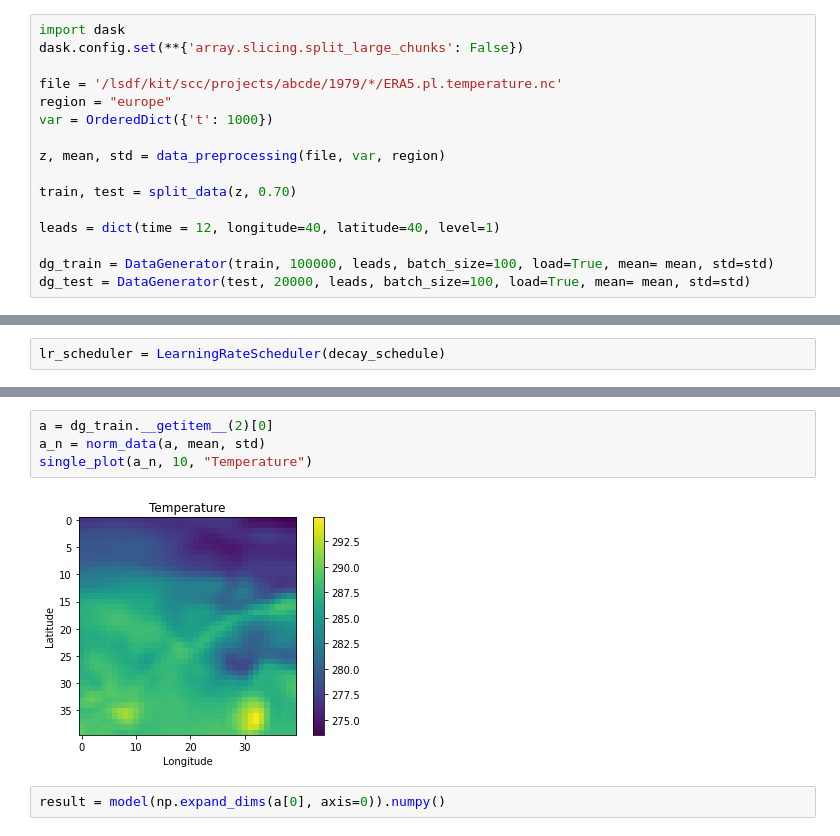
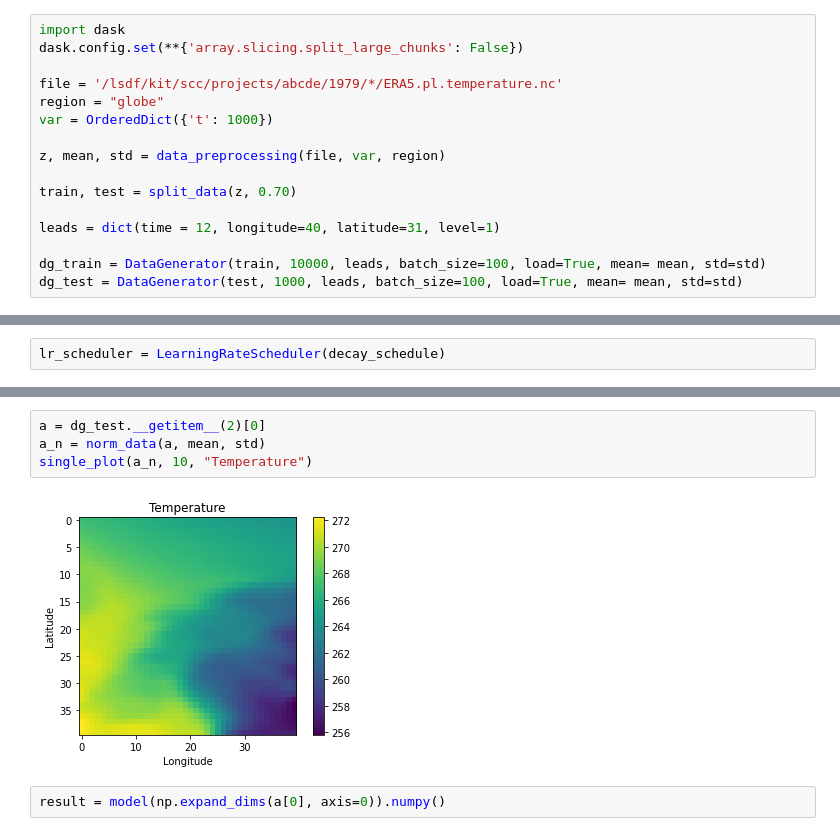
Before and after one commit to SilkeDH/lossy-ml, a Jupyter notebook: notebooks/Model_1.ipynb, the cells around one changed output, grey strips where cells are left out. Cells and saved outputs as stored; diff of their text form.

```diff
--- a/notebooks/Model_1.ipynb
+++ b/notebooks/Model_1.ipynb
@@ -48,17 +48,17 @@ import dask
 dask.config.set(**{'array.slicing.split_large_chunks': False})
 
 file = '/lsdf/kit/scc/projects/abcde/1979/*/ERA5.pl.temperature.nc'
-region = "europe"
+region = "globe"
 var = OrderedDict({'t': 1000})
 
 z, mean, std = data_preprocessing(file, var, region)
 
 train, test = split_data(z, 0.70)
 
-leads = dict(time = 12, longitude=40, latitude=40, level=1)
+leads = dict(time = 12, longitude=40, latitude=31, level=1)
 
-dg_train = DataGenerator(train, 100000, leads, batch_size=100, load=True, mean= mean, std=std)
-dg_test = DataGenerator(test, 20000, leads, batch_size=100, load=True, mean= mean, std=std)
+dg_train = DataGenerator(train, 10000, leads, batch_size=100, load=True, mean= mean, std=std)
+dg_test = DataGenerator(test, 1000, leads, batch_size=100, load=True, mean= mean, std=std)
 # %% [output]
 Loading data into RAM
 Loading data into RAM
@@ -95,9 +92,9 @@ plot_r2(history, 'Training and Validation r2', 'Epochs', 'r2')
 # %%
-a = dg_train.__getitem__(2)[0]
+a = dg_test.__getitem__(2)[0]
 a_n = norm_data(a, mean, std)
 single_plot(a_n, 10, "Temperature")
 # %% [output]
-[figure, old version]
+[figure, new version]
 # %%
 result = model(np.expand_dims(a[0], axis=0)).numpy()
 # %%
```
Also changed, not shown: parts of 17 cells of this notebook, 3 other files.
